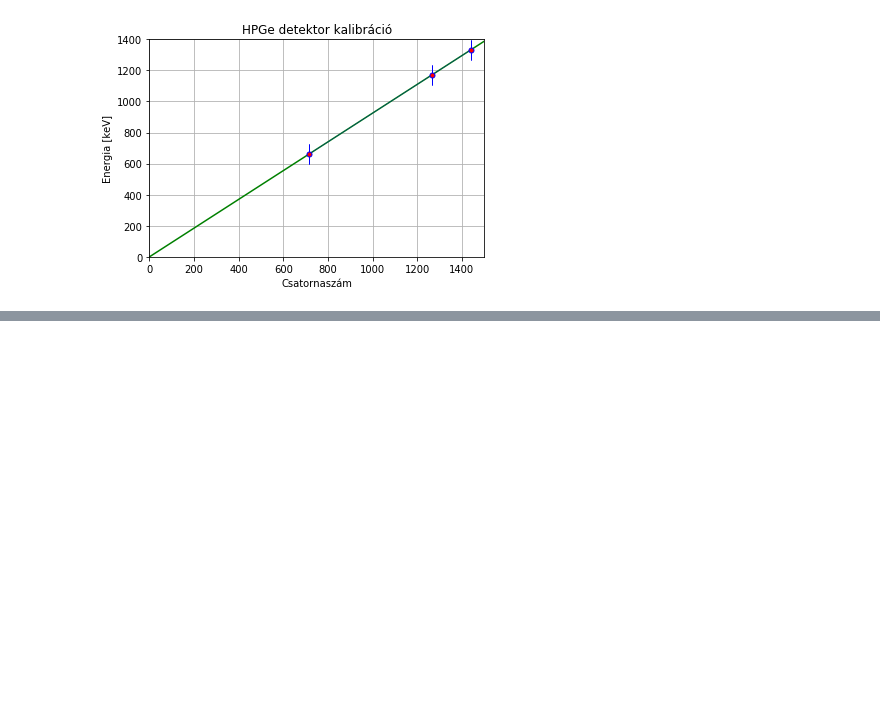
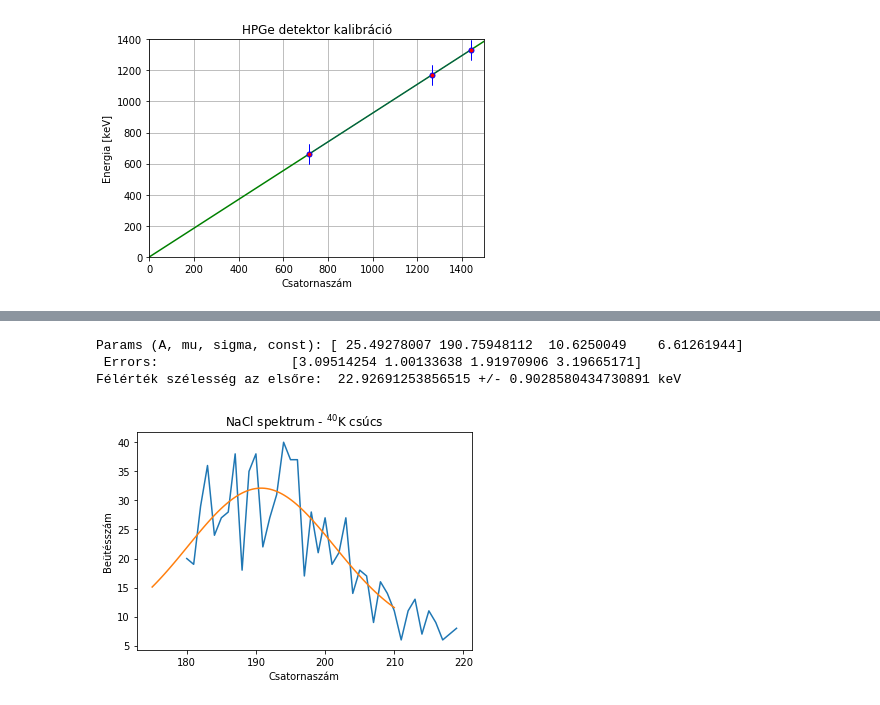
Before and after one commit to szigeti996/kvml, a Jupyter notebook: msp/msp.ipynb, the cells around one changed output, grey strips where cells are left out. Cells and saved outputs as stored; diff of their text form; code cells hidden in the pictures; blank space fills up the shorter version.

```diff
--- a/msp/msp.ipynb
+++ b/msp/msp.ipynb
@@ -264,3 +305,13 @@ savefig('./CsCoHPGeKalibracio.png')
 Params (m, b): [ 0.92557835 -0.2310341 ]
  Errors:                 [6.87053123e-04 8.12266986e-01]
 [figure]
+# %%
+print('Félérték szélesség az elsőre: ', delta1*popt[0] + popt[1], '+/-',
+     np.sqrt((delta1err*popt[0])**2 + perr[1]**2 + (delta1*perr[0])**2), 'keV')
+print('Félérték szélesség a másodikra: ', delta2*popt[0] + popt[1], '+/-',
+     np.sqrt((delta2err*popt[0])**2 + perr[1]**2 + (delta2*perr[0])**2), 'keV')
+print('Félérték szélesség a harmadikra: ', delta3*popt[0] + popt[1], '+/-',
+     np.sqrt((delta3err*popt[0])**2 + perr[1]**2 + (delta3*perr[0])**2), 'keV')
+
+popt2 = popt
+perr2 = perr
@@ -282,0 +341,38 @@ savefig('./NaClspektrum.png')
+# %%
+# csúcs illesztése
+
+fr = 180
+to = 220
+
+plt.plot(list(range(fr,to)), NaClSp[fr:to])
+
+popt, pcov = curve_fit(gauss, list(range(fr, to)),
+                      NaClSp[fr:to], p0=[80, 193, 5, 16])
+perr = sqrt(diag(pcov))
+
+delta1 = np.sqrt(np.log(2))*np.sqrt(2)*popt[2]*2
+delta1err = np.sqrt(np.log(2))*np.sqrt(2)*perr[2]/popt[2]*2
+
+print('Params (A, mu, sigma, const):', popt, '\n', 'Errors:\t\t', perr)
+print('Félérték szélesség az elsőre: ', delta1*popt2[0] + popt2[1], '+/-',
+     np.sqrt((delta1err*popt2[0])**2 + perr2[1]**2 + (delta1*perr2[0])**2), 'keV')
+
+# ez elég fos, de sztem azért mert alig van csúcs
+# a hattérhez képest
+
+plt.plot(np.linspace(175, 210, 100),
+         gauss(np.linspace(175, 210, 100), *popt))
+
+xlabel('Csatornaszám')
+ylabel('Beütésszám')
+title('NaCl spektrum - $^{40}$K csúcs')
+
+savefig('./NaClcsucsGauss.png')
+
+A1 = popt[0]*popt[2]
+A1err = np.sqrt(perr[0]**2 + perr[2]**2)
+# %% [output]
+Params (A, mu, sigma, const): [ 25.49278007 190.75948112  10.6250049    6.61261944]
+ Errors:                 [3.09514254 1.00133638 1.91970906 3.19665171]
+Félérték szélesség az elsőre:  22.92691253856515 +/- 0.9028580434730891 keV
+[figure, added]
```
Also changed, not shown: parts of 15 cells of this notebook, 4 other files.
